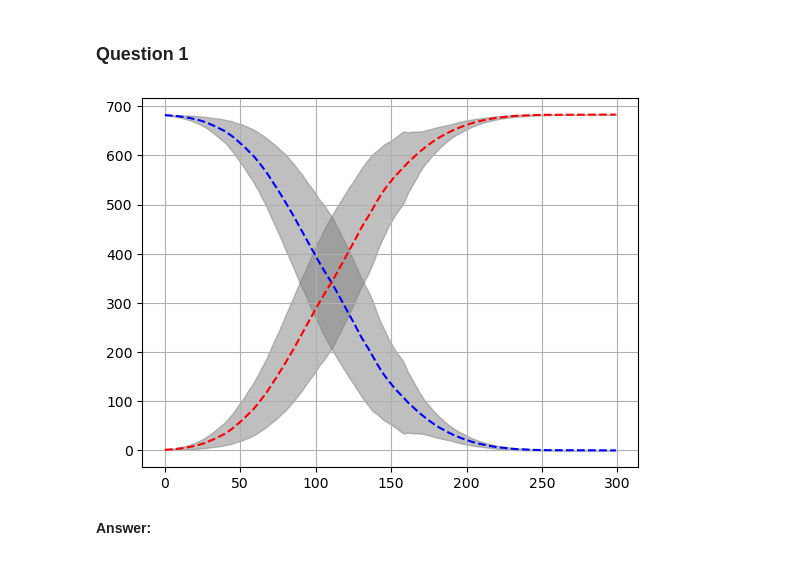
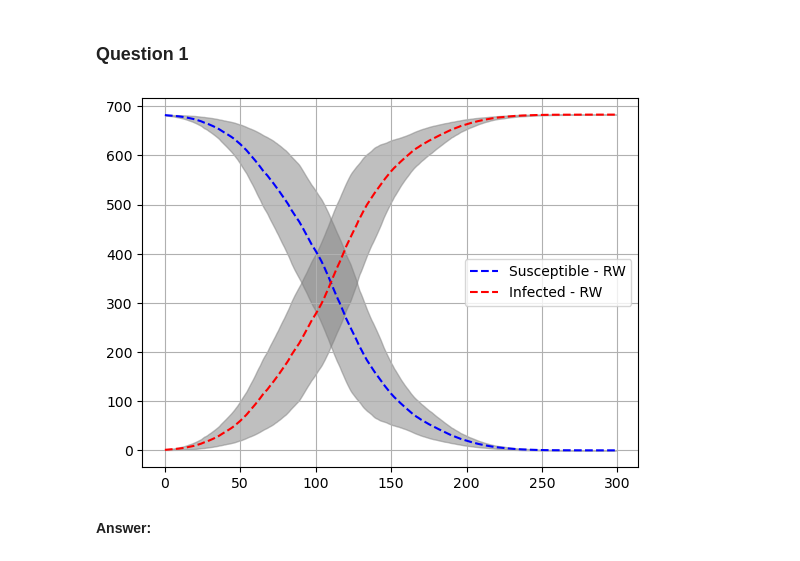
Before and after one commit to MOD510-2023/Project-4, a Jupyter notebook: project4.ipynb, the cells around one changed output. Saved outputs shown, nothing was run; the diff lists cells and outputs as text; code cells hidden in the pictures.

```diff
--- a/project4.ipynb
+++ b/project4.ipynb
@@ -257,2 +272,22 @@ Check the class
+# %%
+def plot_humans_zombies(record_humans, record_zombies):
+    hx = np.arange(np.shape(record_humans)[1])
+    hmean = np.mean(record_humans, 0) # Mean
+    hstd = np.std(record_humans, 0) # Standard Deviation
+
+    zx = np.arange(np.shape(record_zombies)[1])
+    zmean = np.mean(record_zombies, 0) # Mean
+    zstd = np.std(record_zombies, 0) # Standard Deviation
+
+    plt.title(f"")
+
+    plt.plot(hx, hmean, color = "blue", linestyle = "--", label = "Susceptible - RW") # plot the mean
+    plt.fill_between(hx, hmean - hstd, hmean + hstd, color='grey', alpha=0.5)
+
+    plt.plot(zx, zmean, color = "red", linestyle = "--", label = "Infected - RW") # plot the mean
+    plt.fill_between(zx, zmean - zstd, zmean + zstd, color='grey', alpha=0.5)
+
+    plt.legend()
+    plt.grid()
 # %% [markdown]
 ### Question 1
@@ -271,23 +294,9 @@ Record_Array_Zombies = np.array(Record_Array_Zombies)
-# %%
-#print(np.shape(Record_Array)[1])
-
-hx = np.arange(np.shape(Record_Array_Humans)[1])
-hmean = np.mean(Record_Array_Humans, 0) # Mean
-hstd = np.std(Record_Array_Humans, 0) # Standard Deviation
-
-zx = np.arange(np.shape(Record_Array_Zombies)[1])
-zmean = np.mean(Record_Array_Zombies, 0) # Mean
-zstd = np.std(Record_Array_Zombies, 0) # Standard Deviation
-
-plt.plot(hx, hmean, color = "blue", linestyle = "--") # plot the mean
-plt.fill_between(hx, hmean - hstd, hmean + hstd, color='grey', alpha=0.5)
-
-plt.plot(zx, zmean, color = "red", linestyle = "--") # plot the mean
-plt.fill_between(zx, zmean - zstd, zmean + zstd, color='grey', alpha=0.5)
-
-plt.grid()
-# %% [output]
-[figure, removed]
+# %%
+h, z, r = record_humans_zombies_deads(100, 300, 1)
+# %%
+plot_humans_zombies(h, z)
+# %% [output]
+[figure, added]
 # %% [markdown]
 **Answer:**
 # %% [markdown]
```
Also changed, not shown: parts of 19 cells of this notebook.
